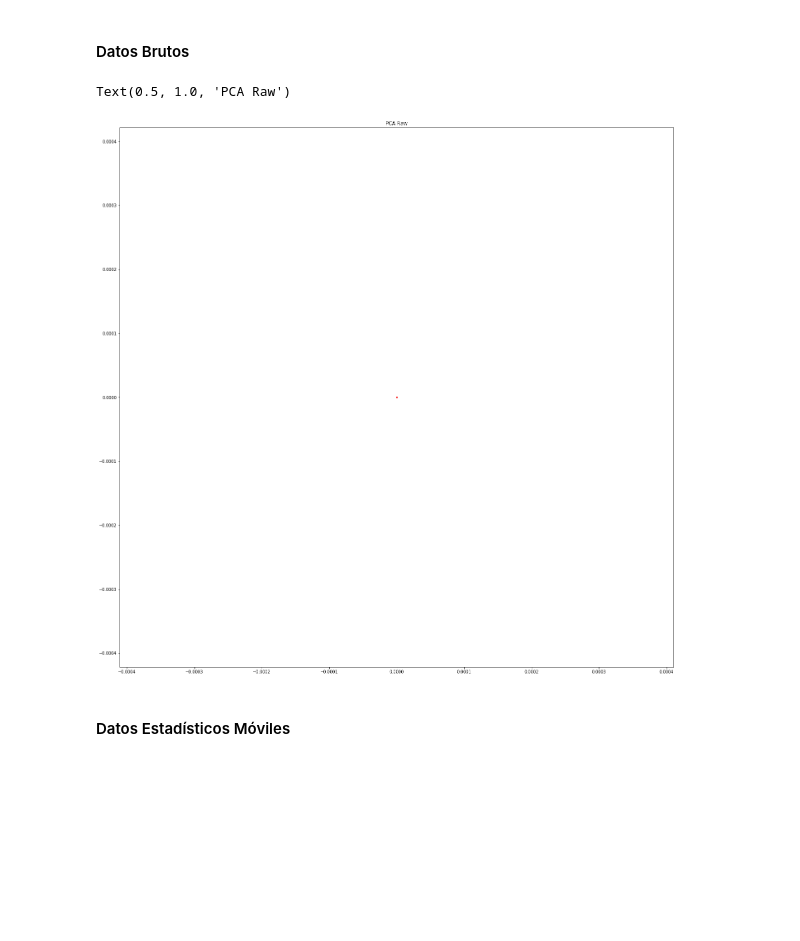
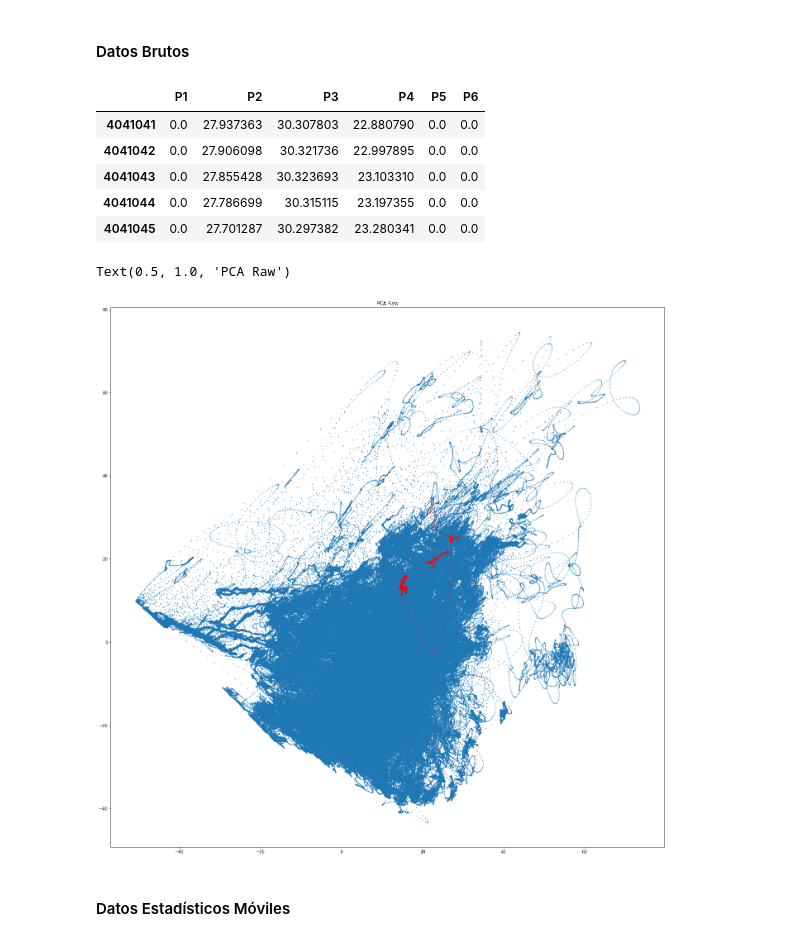
Before and after one commit to jlgarridol/TFG-SmartBeds, a Jupyter notebook: src/Análisis de componentes principales.ipynb, the cells around one changed output. Saved outputs shown, nothing was run; the diff lists cells and outputs as text; code cells hidden in the pictures; blank space fills up the shorter version.

```diff
--- a/src/Análisis de componentes principales.ipynb
+++ b/src/Análisis de componentes principales.ipynb
@@ -29,3 +29,13 @@ from sklearn.preprocessing import MinMaxScaler
 # %% [markdown]
 #### Datos Brutos
+# %%
+data = datos.iloc[:,1:len(datos.columns)-1]
+data.head()
+# %% [output]
+|  | P1 | P2 | P3 | P4 | P5 | P6 |
+| 4041041 | 0.0 | 27.937363 | 30.307803 | 22.880790 | 0.0 | 0.0 |
+| 4041042 | 0.0 | 27.906098 | 30.321736 | 22.997895 | 0.0 | 0.0 |
+| 4041043 | 0.0 | 27.855428 | 30.323693 | 23.103310 | 0.0 | 0.0 |
+| 4041044 | 0.0 | 27.786699 | 30.315115 | 23.197355 | 0.0 | 0.0 |
+| 4041045 | 0.0 | 27.701287 | 30.297382 | 23.280341 | 0.0 | 0.0 |
 # %%
@@ -51,7 +60,7 @@ plt.scatter(X_t,Y_t,s=1,c='r')
 plt.title('PCA Raw')
 # %% [output]
 Text(0.5, 1.0, 'PCA Raw')
-[figure, old version]
+[figure, new version]
 # %% [markdown]
 #### Datos Estadísticos Móviles
 # %%
```
Also changed, not shown: parts of 7 cells of this notebook, 1 other file.
